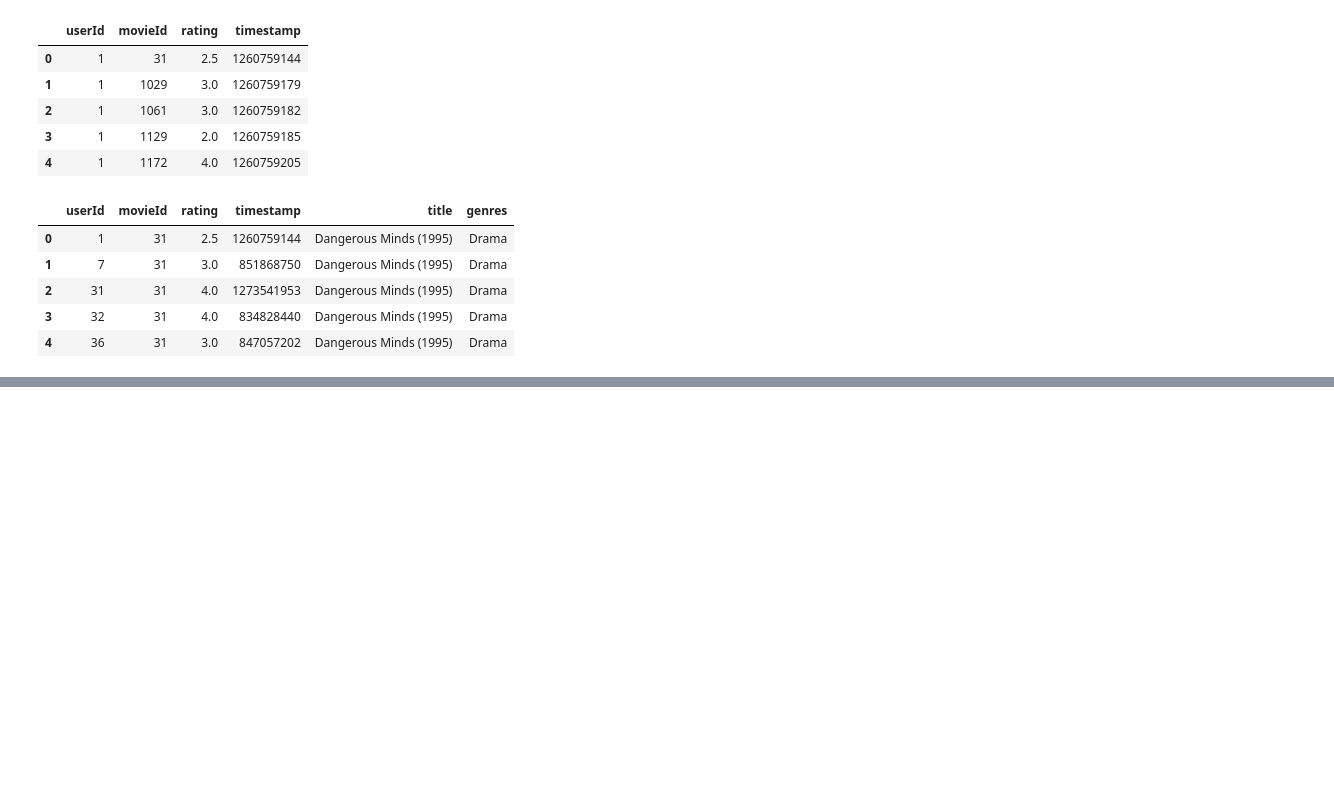
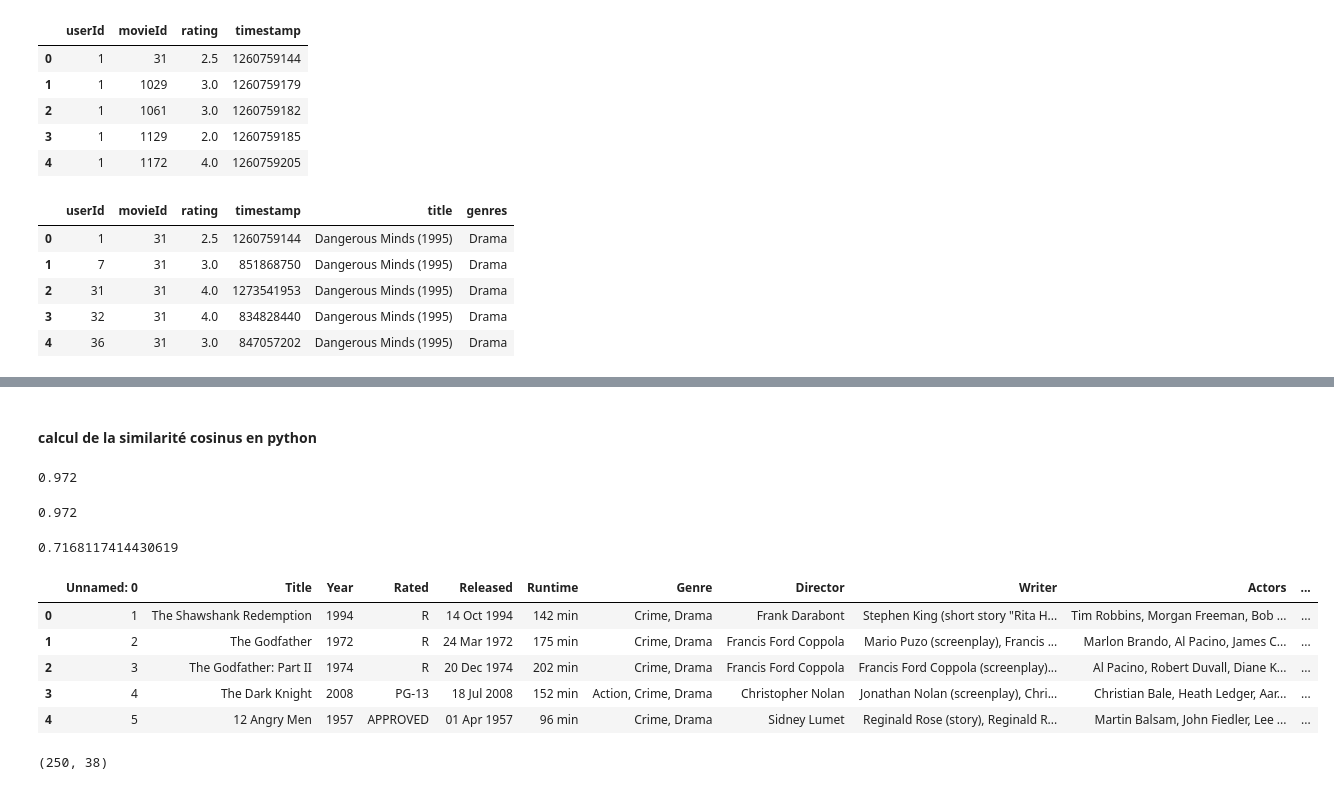
Before and after one commit to gaetanyossa/netflix_recommandation_system, a Jupyter notebook: Notebook.ipynb, the cells around one changed output, grey strips where cells are left out. Drawn from its saved outputs; the diff is of its cells as text; code cells hidden in the pictures; blank space fills up the shorter version.

Commit message:
Analyse data

```diff
--- a/Notebook.ipynb
+++ b/Notebook.ipynb
@@ -36,0 +183,2 @@ movie_data.head(5)
+# %% [markdown]
+#### calcul de la similarité cosinus en python
@@ -36,0 +193,55 @@ movie_data.head(5)
+# %%
+print(cosine_similarity([3,45,7,2],[2,54,13,15]))
+# %% [output]
+0.972
+# %%
+#Autre methode pour calculer
+
+# Vecteurs a et b
+a = np.array([3, 45, 7, 2])
+b = np.array([2, 54, 13, 15])
+
+# Calcul de la similarité cosinus
+dot_product = np.dot(a, b)
+norm_a = np.linalg.norm(a)
+norm_b = np.linalg.norm(b)
+cosine_similarity =round(( dot_product / (norm_a * norm_b)),3)
+
+cosine_similarity
+# %% [output]
+0.972
+# %%
+from sklearn.feature_extraction.text import TfidfVectorizer
+from sklearn.metrics.pairwise import cosine_similarity
+
+# Deux phrases à comparer
+sentence1 = "La maison est jolie et grande."
+sentence2 = "La grande maison est très jolie."
+
+# Prétraitement et conversion en vecteurs TF-IDF
+vectorizer = TfidfVectorizer()
+tfidf_matrix = vectorizer.fit_transform([sentence1, sentence2])
+
+# Calcul de la similarité cosinus
+cosine_sim = cosine_similarity(tfidf_matrix[0:1], tfidf_matrix[1:2])
+
+cosine_sim[0][0]
+# %% [output]
+0.7168117414430619
+# %%
+from sklearn.feature_extraction.text import CountVectorizer
+
+pd.set_option('display.max_columns',100)
+df= pd.read_csv('https://query.data.world/s/uikepcpffyo2nhig52xxeevdialfl7')
+df.head()
+# %% [output]
+|  | Unnamed: 0 | Title | Year | Rated | Released | Runtime | Genre | Director | Writer | Actors | ... |
+| 0 | 1 | The Shawshank Redemption | 1994 | R | 14 Oct 1994 | 142 min | Crime, Drama | Frank Darabont | Stephen King (short story "Rita H... | Tim Robbins, Morgan Freeman, Bob ... | ... |
+| 1 | 2 | The Godfather | 1972 | R | 24 Mar 1972 | 175 min | Crime, Drama | Francis Ford Coppola | Mario Puzo (screenplay), Francis ... | Marlon Brando, Al Pacino, James C... | ... |
+| 2 | 3 | The Godfather: Part II | 1974 | R | 20 Dec 1974 | 202 min | Crime, Drama | Francis Ford Coppola | Francis Ford Coppola (screenplay)... | Al Pacino, Robert Duvall, Diane K... | ... |
+| 3 | 4 | The Dark Knight | 2008 | PG-13 | 18 Jul 2008 | 152 min | Action, Crime, Drama | Christopher Nolan | Jonathan Nolan (screenplay), Chri... | Christian Bale, Heath Ledger, Aar... | ... |
+| 4 | 5 | 12 Angry Men | 1957 | APPROVED | 01 Apr 1957 | 96 min | Crime, Drama | Sidney Lumet | Reginald Rose (story), Reginald R... | Martin Balsam, John Fiedler, Lee ... | ... |
+# %%
+df.shape
+# %% [output]
+(250, 38)
```
Also changed, not shown: parts of 27 cells of this notebook, 2 other files.
